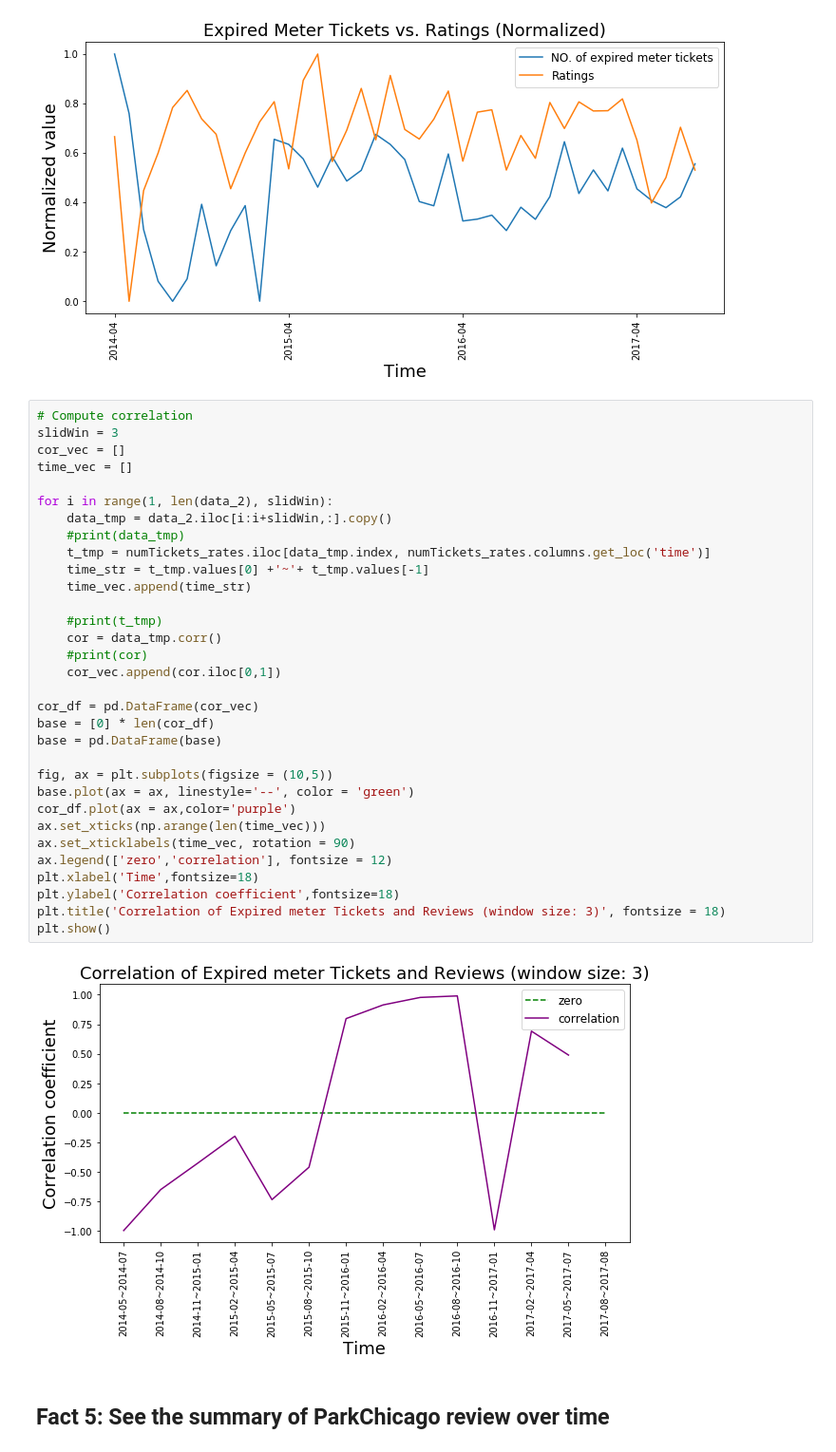
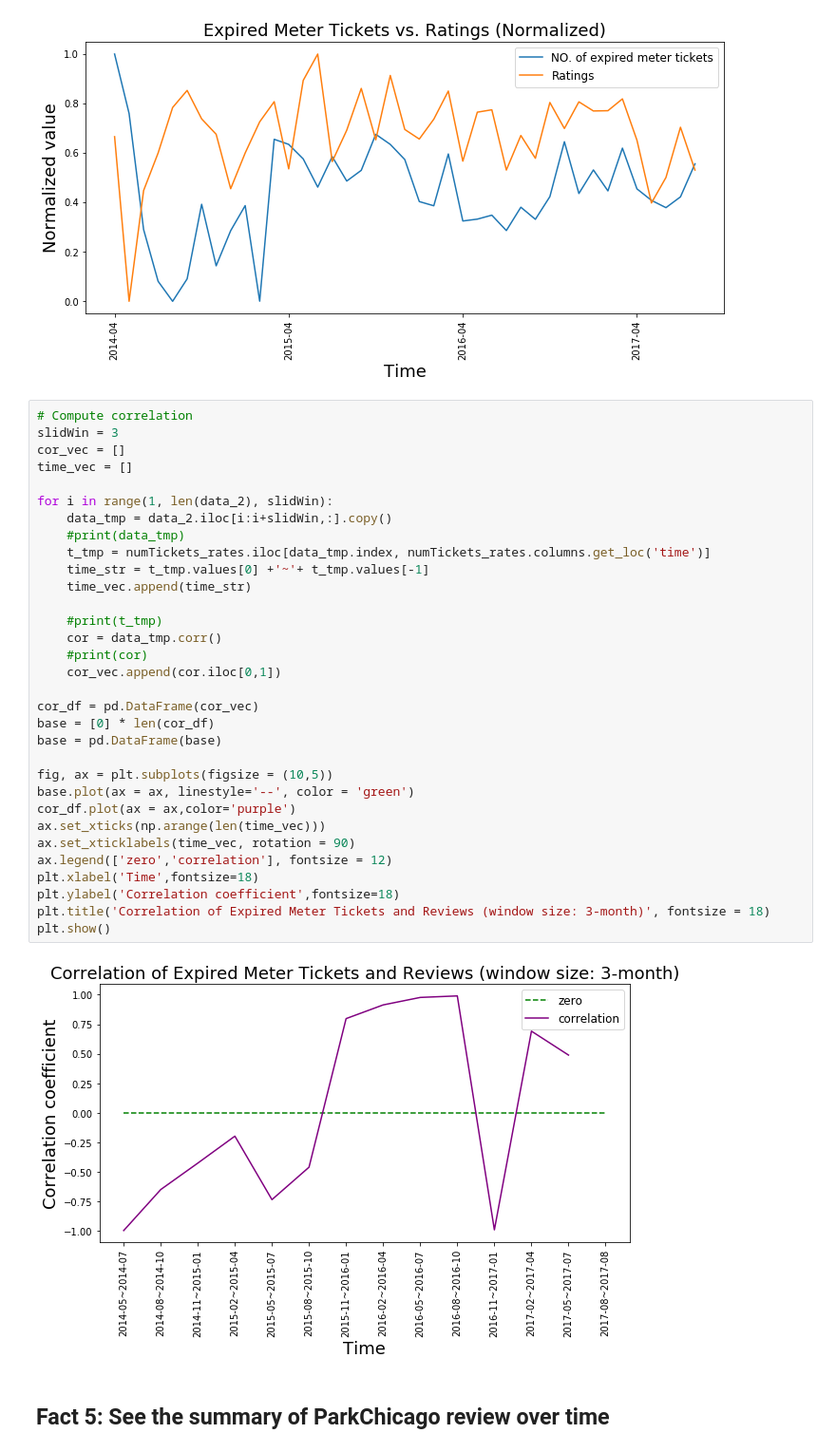
Before and after one commit to starhooks/TDI_project, a Jupyter notebook: TDI_presentation.ipynb, the cells around one changed output. Shown at 95% size. Drawn from its saved outputs; the diff is of its cells as text.

```diff
--- a/TDI_presentation.ipynb
+++ b/TDI_presentation.ipynb
@@ -412,35 +412,35 @@ plt.show()
 slidWin = 3
 cor_vec = []
 time_vec = []
 
 for i in range(1, len(data_2), slidWin):
     data_tmp = data_2.iloc[i:i+slidWin,:].copy()
     #print(data_tmp)
     t_tmp = numTickets_rates.iloc[data_tmp.index, numTickets_rates.columns.get_loc('time')]
     time_str = t_tmp.values[0] +'~'+ t_tmp.values[-1]
     time_vec.append(time_str)
 
     #print(t_tmp)
     cor = data_tmp.corr()
     #print(cor)
     cor_vec.append(cor.iloc[0,1])
 
 cor_df = pd.DataFrame(cor_vec)
 base = [0] * len(cor_df)
 base = pd.DataFrame(base)
 
 fig, ax = plt.subplots(figsize = (10,5))
 base.plot(ax = ax, linestyle='--', color = 'green')
 cor_df.plot(ax = ax,color='purple')
 ax.set_xticks(np.arange(len(time_vec)))
 ax.set_xticklabels(time_vec, rotation = 90)
 ax.legend(['zero','correlation'], fontsize = 12)
 plt.xlabel('Time',fontsize=18)
 plt.ylabel('Correlation coefficient',fontsize=18)
-plt.title('Correlation of Expired meter Tickets and Reviews (window size: 3)', fontsize = 18)
+plt.title('Correlation of Expired Meter Tickets and Reviews (window size: 3-month)', fontsize = 18)
 plt.show()
 # %% [output]
-[figure, old version]
+[figure, new version]
 # %% [markdown]
 ## Fact 5: See the summary of ParkChicago review over time
 # %% [markdown]
```
Also changed, not shown: parts of 1 cell of this notebook.
